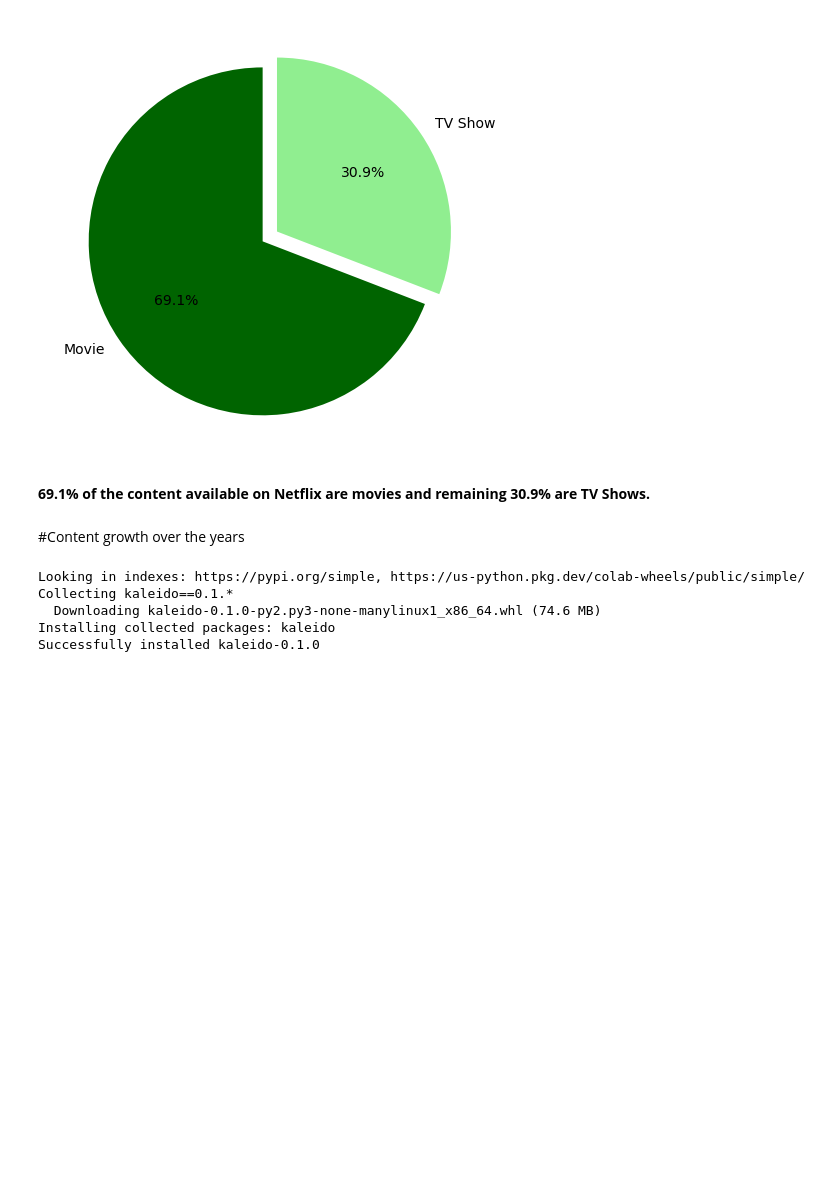
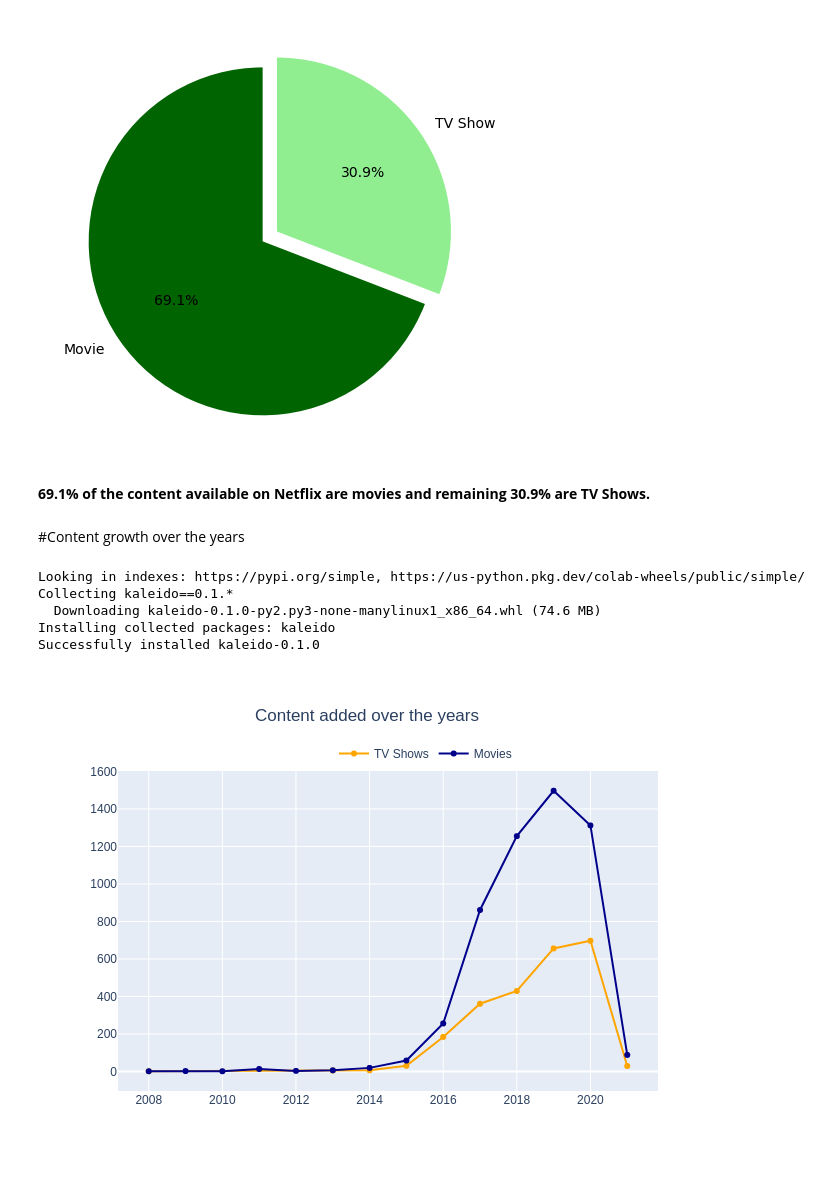
Before and after one commit to niteshavagabond/NETFLIX-MOVIES-AND-TV-SHOWS-CLUSTERING, a Jupyter notebook: NETFLIX_MOVIES_AND_TV_SHOWS_CLUSTERING.ipynb, the cells around one changed output. Drawn from its saved outputs; the diff is of its cells as text; code cells hidden in the pictures; blank space fills up the shorter version.

```diff
--- a/NETFLIX_MOVIES_AND_TV_SHOWS_CLUSTERING.ipynb
+++ b/NETFLIX_MOVIES_AND_TV_SHOWS_CLUSTERING.ipynb
@@ -329,3 +333,29 @@ Collecting kaleido==0.1.*
   Downloading kaleido-0.1.0-py2.py3-none-manylinux1_x86_64.whl (74.6 MB)
 Installing collected packages: kaleido
 Successfully installed kaleido-0.1.0
+# %%
+# Plot growth of the contents over the years.
+tv_show = df[df["type"] == "TV Show"]
+movie = df[df["type"] == "Movie"]
+
+col = "year_added"
+
+content_1 = tv_show[col].value_counts().reset_index()
+content_1 = content_1.rename(columns = {col : "count", "index" : col})
+content_1 = content_1.sort_values(col)
+
+content_2 = movie[col].value_counts().reset_index()
+content_2 = content_2.rename(columns = {col : "count", "index" : col})
+content_2 = content_2.sort_values(col)
+
+trace1 = go.Scatter(x=content_1[col], y=content_1["count"], name="TV Shows", marker=dict(color="orange"))
+trace2 = go.Scatter(x=content_2[col], y=content_2["count"], name="Movies", marker=dict(color="darkblue"))
+
+data = [trace1, trace2]
+layout = go.Layout(title="Content added over the years",title_x=0.47, legend=dict(x=0.4, y=1.1, orientation="h"))
+fig = go.Figure(data, layout=layout)
+
+
+fig.show('png')
+# %% [output]
+[figure, added]
```
Also changed, not shown: parts of 84 cells of this notebook.
